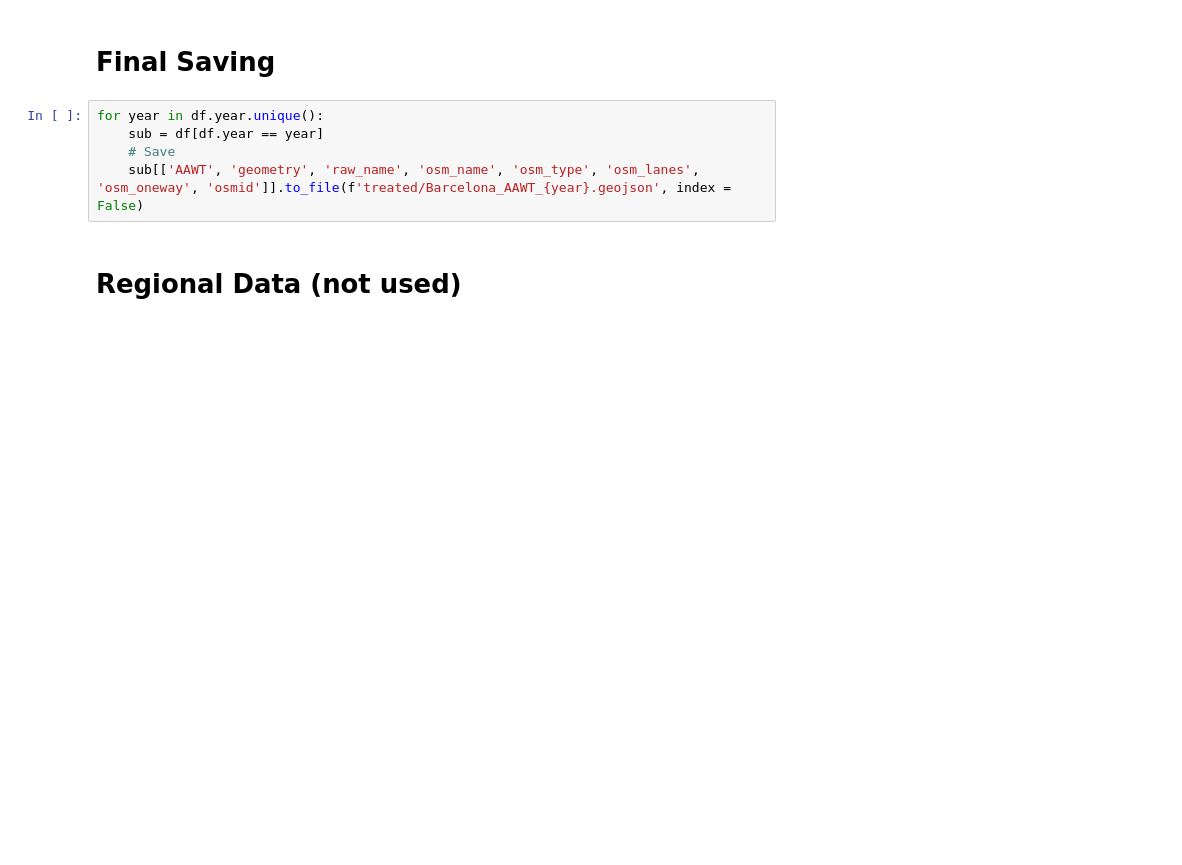
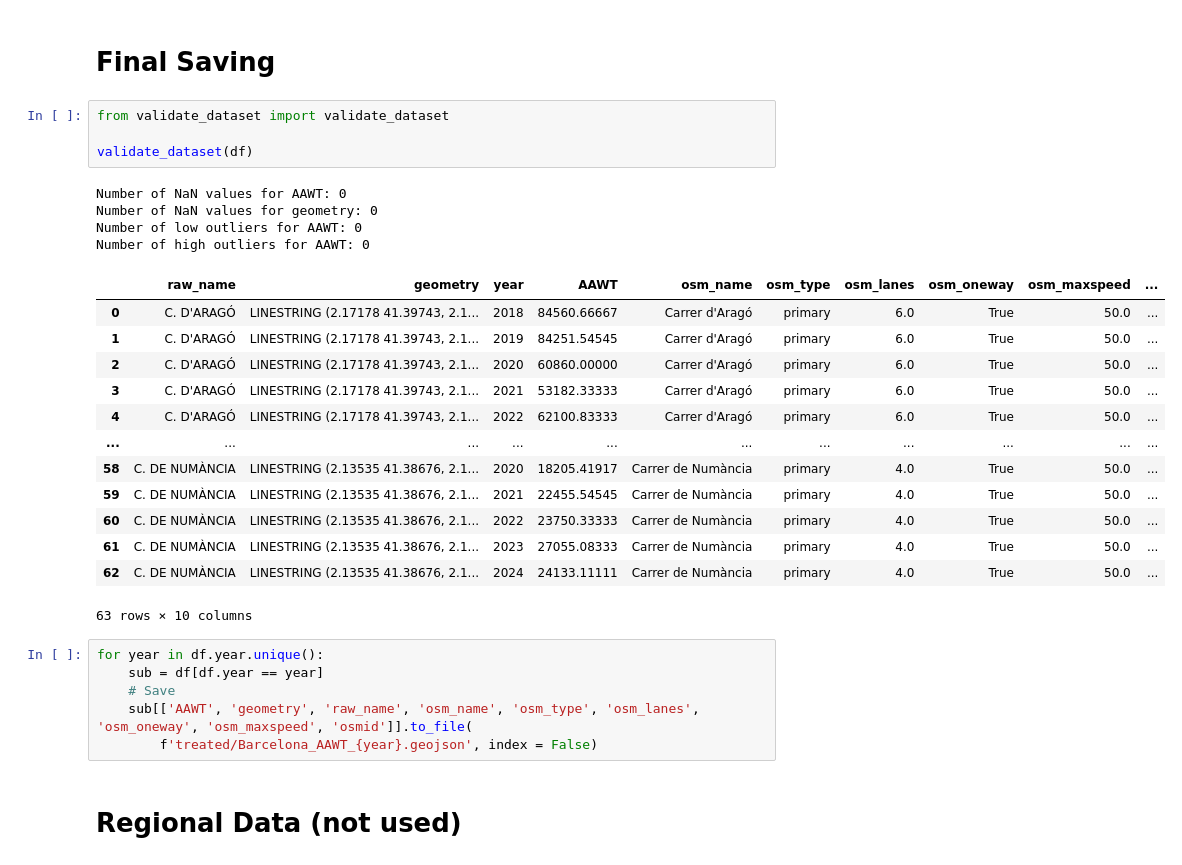
Before and after one commit to XavB64/traffic-volume-data-EU-cities, a Jupyter notebook: Spain/Barcelona/barcelona.ipynb, the cells around one changed output. Cells and saved outputs as stored; diff of their text form; blank space fills up the shorter version.

Commit message:
Update Barcelona

```diff
--- a/Spain/Barcelona/barcelona.ipynb
+++ b/Spain/Barcelona/barcelona.ipynb
@@ -91,11 +91,34 @@ df[['raw_name', 'osm_name']].drop_duplicates()
 | 56 | C. DE NUMÀNCIA | Carrer de Numància |
 # %% [markdown]
 # Final Saving
+# %%
+from validate_dataset import validate_dataset
+
+validate_dataset(df)
+# %% [output]
+Number of NaN values for AAWT: 0
+Number of NaN values for geometry: 0
+Number of low outliers for AAWT: 0
+Number of high outliers for AAWT: 0
+|  | raw_name | geometry | year | AAWT | osm_name | osm_type | osm_lanes | osm_oneway | osm_maxspeed | ... |
+| 0 | C. D'ARAGÓ | LINESTRING (2.17178 41.39743, 2.1... | 2018 | 84560.66667 | Carrer d'Aragó | primary | 6.0 | True | 50.0 | ... |
+| 1 | C. D'ARAGÓ | LINESTRING (2.17178 41.39743, 2.1... | 2019 | 84251.54545 | Carrer d'Aragó | primary | 6.0 | True | 50.0 | ... |
+| 2 | C. D'ARAGÓ | LINESTRING (2.17178 41.39743, 2.1... | 2020 | 60860.00000 | Carrer d'Aragó | primary | 6.0 | True | 50.0 | ... |
+| 3 | C. D'ARAGÓ | LINESTRING (2.17178 41.39743, 2.1... | 2021 | 53182.33333 | Carrer d'Aragó | primary | 6.0 | True | 50.0 | ... |
+| 4 | C. D'ARAGÓ | LINESTRING (2.17178 41.39743, 2.1... | 2022 | 62100.83333 | Carrer d'Aragó | primary | 6.0 | True | 50.0 | ... |
+| ... | ... | ... | ... | ... | ... | ... | ... | ... | ... | ... |
+| 58 | C. DE NUMÀNCIA | LINESTRING (2.13535 41.38676, 2.1... | 2020 | 18205.41917 | Carrer de Numància | primary | 4.0 | True | 50.0 | ... |
+| 59 | C. DE NUMÀNCIA | LINESTRING (2.13535 41.38676, 2.1... | 2021 | 22455.54545 | Carrer de Numància | primary | 4.0 | True | 50.0 | ... |
+| 60 | C. DE NUMÀNCIA | LINESTRING (2.13535 41.38676, 2.1... | 2022 | 23750.33333 | Carrer de Numància | primary | 4.0 | True | 50.0 | ... |
+| 61 | C. DE NUMÀNCIA | LINESTRING (2.13535 41.38676, 2.1... | 2023 | 27055.08333 | Carrer de Numància | primary | 4.0 | True | 50.0 | ... |
+| 62 | C. DE NUMÀNCIA | LINESTRING (2.13535 41.38676, 2.1... | 2024 | 24133.11111 | Carrer de Numància | primary | 4.0 | True | 50.0 | ... |
+63 rows × 10 columns
 # %%
 for year in df.year.unique():
     sub = df[df.year == year]
     # Save
-    sub[['AAWT', 'geometry', 'raw_name', 'osm_name', 'osm_type', 'osm_lanes', 'osm_oneway', 'osmid']].to_file(f'treated/Barcelona_AAWT_{year}.geojson', index = False)
+    sub[['AAWT', 'geometry', 'raw_name', 'osm_name', 'osm_type', 'osm_lanes', 'osm_oneway', 'osm_maxspeed', 'osmid']].to_file(
+        f'treated/Barcelona_AAWT_{year}.geojson', index = False)
 # %% [markdown]
 # Regional Data (not used)
 # %% [raw]
```
Also changed, not shown: parts of 1 cell of this notebook, 7 other files.
